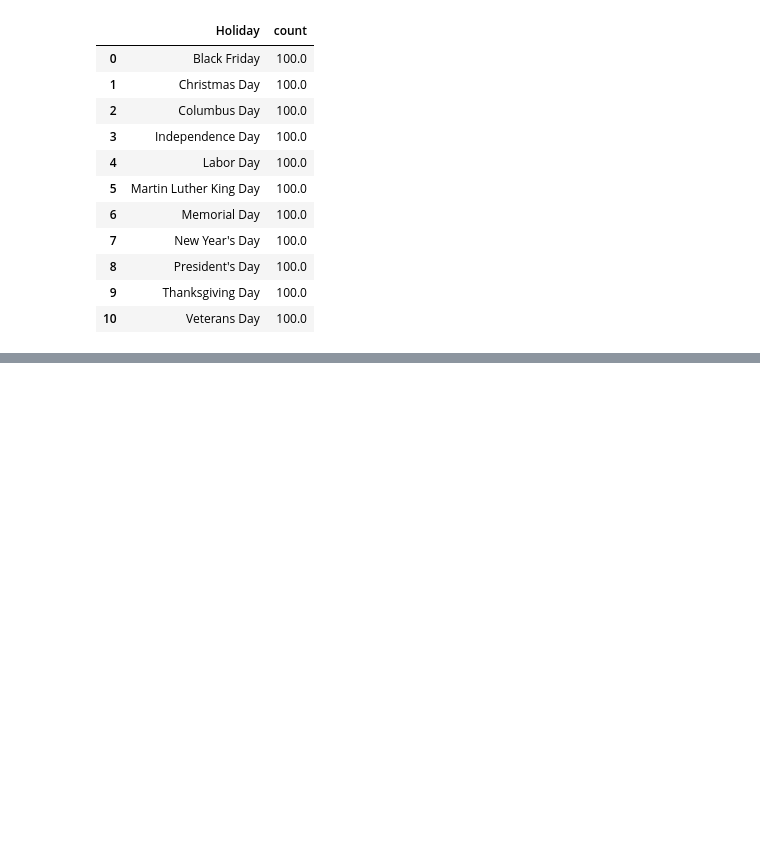
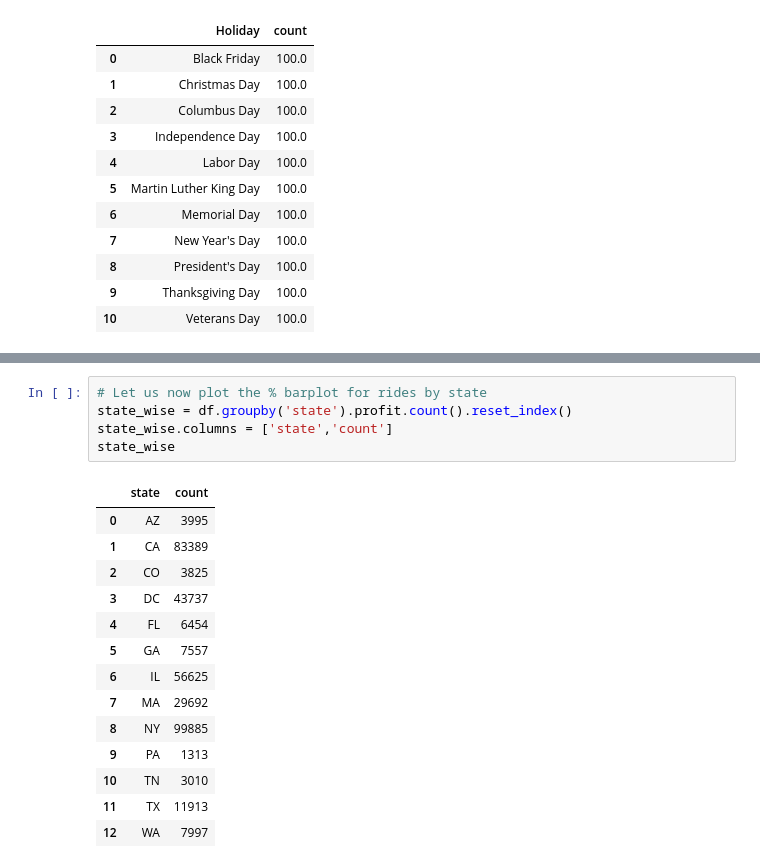
Before and after one commit to udbhavbalaji/G2M-Cab-Investment, a Jupyter notebook: G2M-EDA.ipynb, the cells around one changed output, grey strips where cells are left out. Drawn from its saved outputs; the diff is of its cells as text; blank space fills up the shorter version.

```diff
--- a/G2M-EDA.ipynb
+++ b/G2M-EDA.ipynb
@@ -386,3 +386,23 @@ plt.legend(handles=[top_bar, bottom], bbox_to_anchor=(1.05, 1), loc='upper left'
 # %% [output]
 <matplotlib.legend.Legend at 0x...>
 [figure]
+# %%
+# Let us now plot the % barplot for rides by state
+state_wise = df.groupby('state').profit.count().reset_index()
+state_wise.columns = ['state','count']
+state_wise
+# %% [output]
+|  | state | count |
+| 0 | AZ | 3995 |
+| 1 | CA | 83389 |
+| 2 | CO | 3825 |
+| 3 | DC | 43737 |
+| 4 | FL | 6454 |
+| 5 | GA | 7557 |
+| 6 | IL | 56625 |
+| 7 | MA | 29692 |
+| 8 | NY | 99885 |
+| 9 | PA | 1313 |
+| 10 | TN | 3010 |
+| 11 | TX | 11913 |
+| 12 | WA | 7997 |
```
Also changed, not shown: parts of 8 cells of this notebook.
